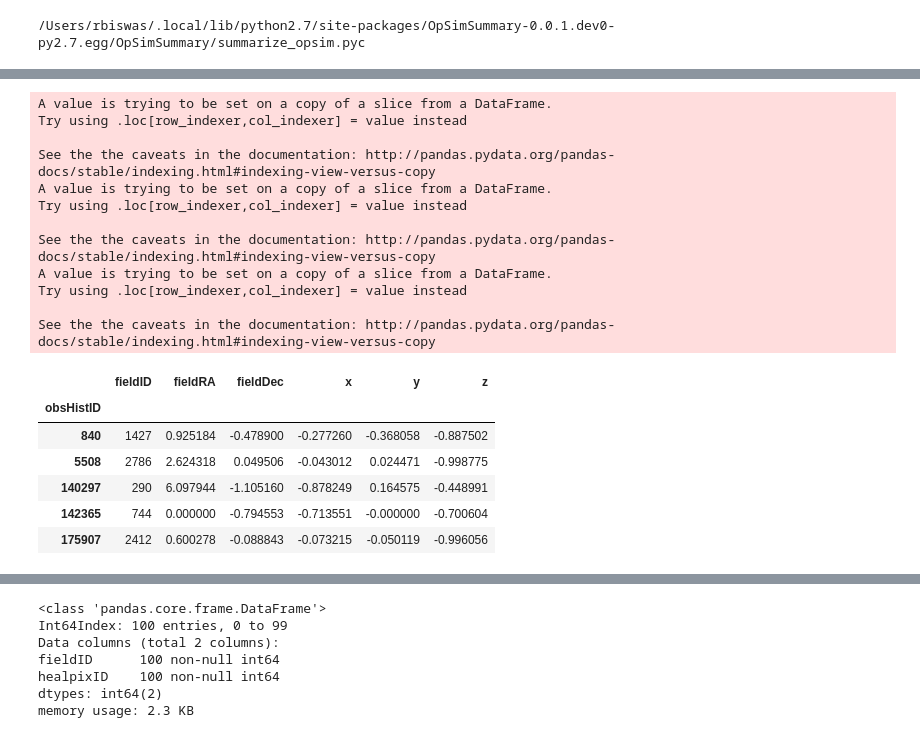
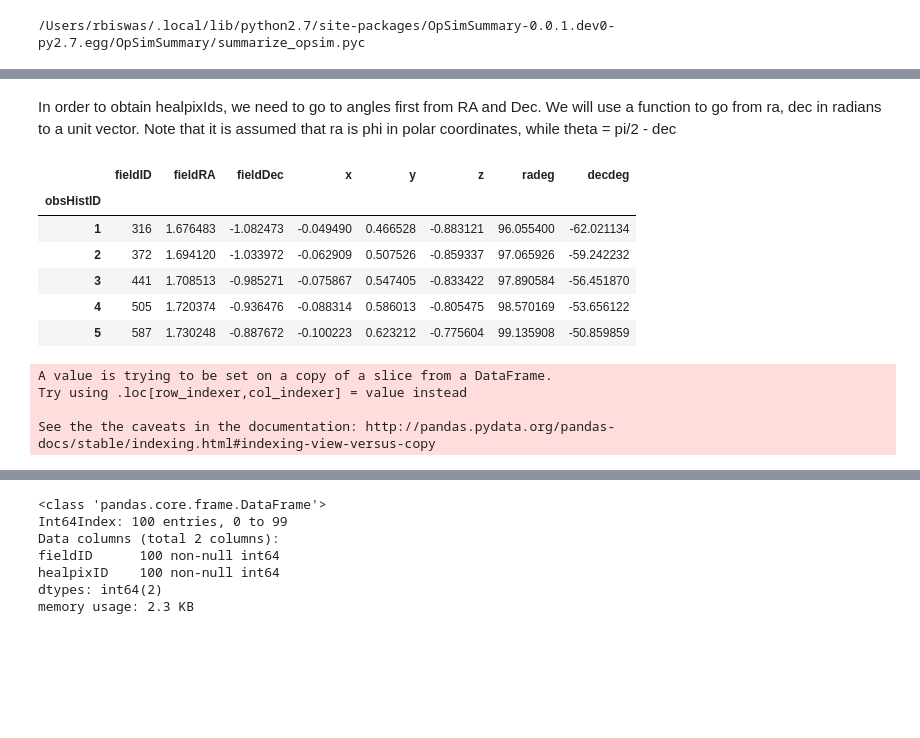
Before and after one commit to rbiswas4/scratch, a Jupyter notebook: sqllitejoins/test_angleunits.ipynb, the cells around one changed output, grey strips where cells are left out. Saved outputs shown, nothing was run; the diff lists cells and outputs as text; code cells hidden in the pictures; blank space fills up the shorter version.

```diff
--- a/sqllitejoins/test_angleunits.ipynb
+++ b/sqllitejoins/test_angleunits.ipynb
@@ -5,17 +9,0 @@ import healpy
-# %%
-def coordToAng(xx):
-    """
-    ra, dec in rad
-    """
-    import numpy as np
-    ra  = xx.fieldRA
-    dec = xx.fieldDec
-    theta  = np.pi - dec
-    phi = ra
-    z = np.cos(theta)
-    x = np.sin(theta) * np.cos(phi)
-    y = np.sin(theta) * np.sin(phi)
-    xx['x'] = x
-    xx['y'] = y
-    xx['z'] = z
-    return xx
@@ -81,22 +58,38 @@ x
-# %%
-acoordToAng(x)
-# %% [output]
-A value is trying to be set on a copy of a slice from a DataFrame.
-Try using .loc[row_indexer,col_indexer] = value instead
-
-See the the caveats in the documentation: http://pandas.pydata.org/pandas-docs/stable/indexing.html#indexing-view-versus-copy
-A value is trying to be set on a copy of a slice from a DataFrame.
-Try using .loc[row_indexer,col_indexer] = value instead
-
-See the the caveats in the documentation: http://pandas.pydata.org/pandas-docs/stable/indexing.html#indexing-view-versus-copy
-A value is trying to be set on a copy of a slice from a DataFrame.
-Try using .loc[row_indexer,col_indexer] = value instead
-
-See the the caveats in the documentation: http://pandas.pydata.org/pandas-docs/stable/indexing.html#indexing-view-versus-copy
-|  | fieldID | fieldRA | fieldDec | x | y | z |
-| obsHistID |  |  |  |  |  |  |
-| 840 | 1427 | 0.925184 | -0.478900 | -0.277260 | -0.368058 | -0.887502 |
-| 5508 | 2786 | 2.624318 | 0.049506 | -0.043012 | 0.024471 | -0.998775 |
-| 140297 | 290 | 6.097944 | -1.105160 | -0.878249 | 0.164575 | -0.448991 |
-| 142365 | 744 | 0.000000 | -0.794553 | -0.713551 | -0.000000 | -0.700604 |
-| 175907 | 2412 | 0.600278 | -0.088843 | -0.073215 | -0.050119 | -0.996056 |
+# %% [markdown]
+In order to obtain healpixIds, we need to go to angles first from RA and Dec. We will use a function to go from ra, dec in radians to a unit vector. Note that it is assumed that ra is phi in polar coordinates, while theta = pi/2 - dec
+# %%
+def coordToAng(xx):
+    """
+    ra, dec in rad
+    """
+    import numpy as np
+    ra  = xx.fieldRA
+    dec = xx.fieldDec
+    theta  = -(dec - np.pi / 2.0)
+
+    # print theta
+    phi = ra
+    z = np.cos(theta)
+    x = np.sin(theta) * np.cos(phi)
+    y = np.sin(theta) * np.sin(phi)
+    xx['x'] = x
+    xx['y'] = y
+    xx['z'] = z
+    return xx
+# %%
+coordToAng(x).head()
+# %% [output]
+|  | fieldID | fieldRA | fieldDec | x | y | z | radeg | decdeg |
+| obsHistID |  |  |  |  |  |  |  |  |
+| 1 | 316 | 1.676483 | -1.082473 | -0.049490 | 0.466528 | -0.883121 | 96.055400 | -62.021134 |
+| 2 | 372 | 1.694120 | -1.033972 | -0.062909 | 0.507526 | -0.859337 | 97.065926 | -59.242232 |
+| 3 | 441 | 1.708513 | -0.985271 | -0.075867 | 0.547405 | -0.833422 | 97.890584 | -56.451870 |
+| 4 | 505 | 1.720374 | -0.936476 | -0.088314 | 0.586013 | -0.805475 | 98.570169 | -53.656122 |
+| 5 | 587 | 1.730248 | -0.887672 | -0.100223 | 0.623212 | -0.775604 | 99.135908 | -50.859859 |
+# %%
+x['radeg'] = np.degrees(x['fieldRA'])
+# %% [output]
+A value is trying to be set on a copy of a slice from a DataFrame.
+Try using .loc[row_indexer,col_indexer] = value instead
+
+See the the caveats in the documentation: http://pandas.pydata.org/pandas-docs/stable/indexing.html#indexing-view-versus-copy
```
Also changed, not shown: parts of 56 cells of this notebook, 1 other file.
